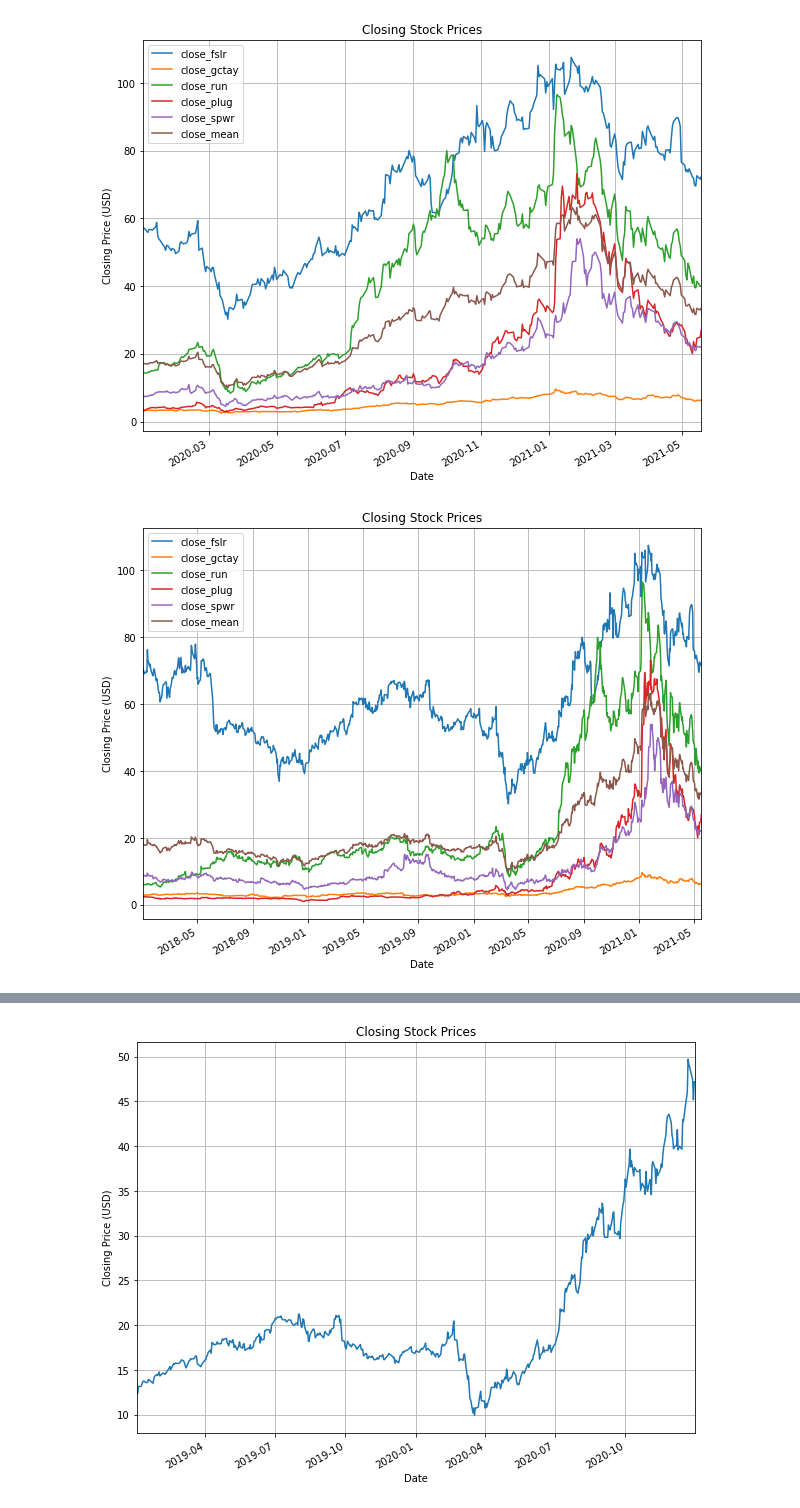
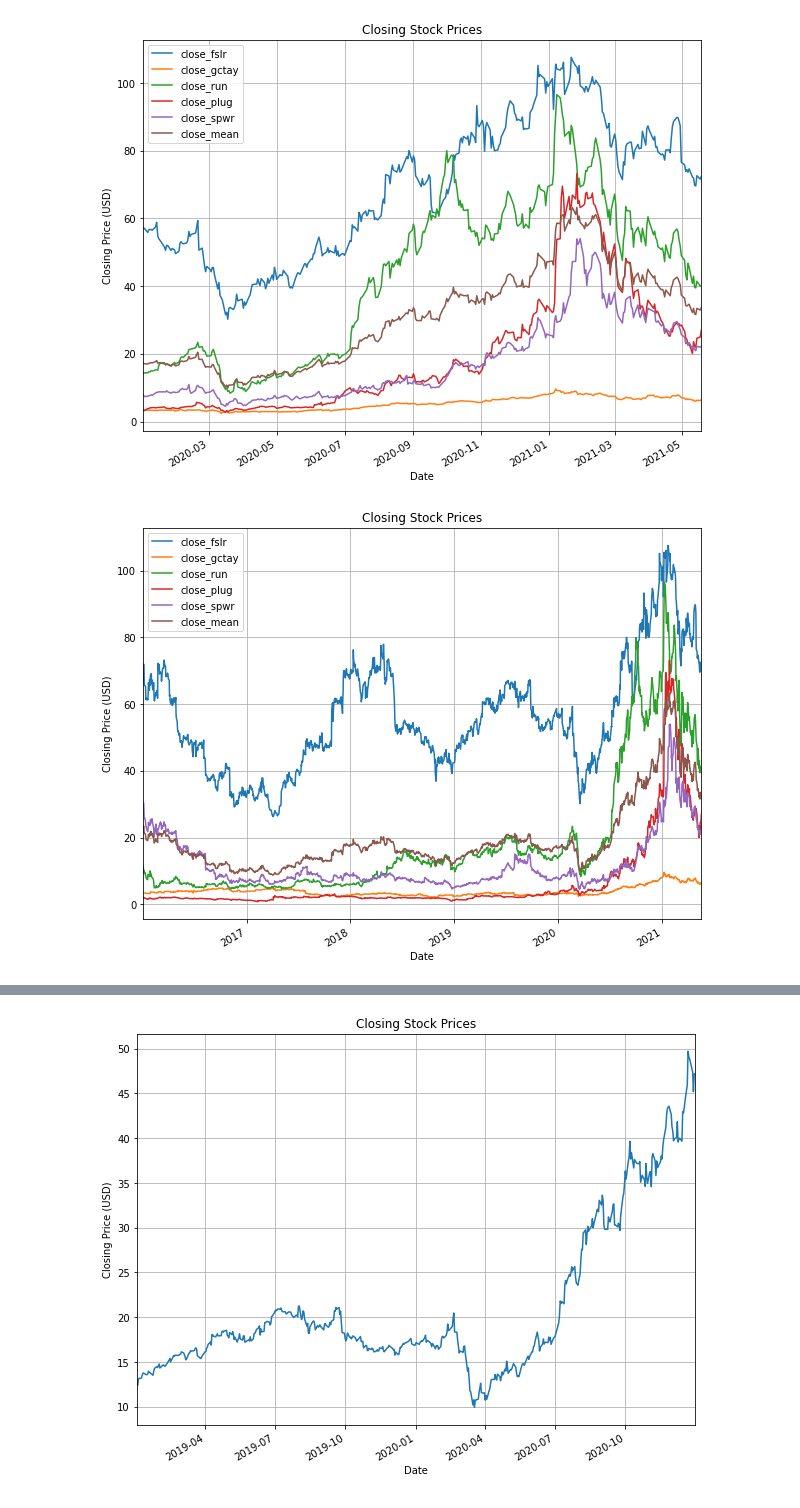
Before and after one commit to roldanjrgl/bds_green_investing, a Jupyter notebook: final_workspace/general_analysis_v3/template_v3/stocks_integration.ipynb, the cells around one changed output, grey strips where cells are left out. Drawn from its saved outputs; the diff is of its cells as text; code cells hidden in the pictures.

```diff
--- a/final_workspace/general_analysis_v3/template_v3/stocks_integration.ipynb
+++ b/final_workspace/general_analysis_v3/template_v3/stocks_integration.ipynb
@@ -191,15 +191,15 @@ ax.set(xlabel=xlabel, ylabel=ylabel);
 # %%
 title='Closing Stock Prices'
 ylabel='Closing Price (USD)'
 xlabel='Date'
 
 
-ax = stock_all['2018-01-01':].plot(figsize=(10,8), title=title);
+ax = stock_all['2016-01-01':].plot(figsize=(10,8), title=title);
 ax.autoscale(axis='x',tight=True);
 ax.grid(True)
 ax.set(xlabel=xlabel, ylabel=ylabel);
 # %% [output]
-[figure, old version]
+[figure, new version]
 # %%
 title='Closing Stock Prices'
 ylabel='Closing Price (USD)'
```
Also changed, not shown: parts of 3 cells of this notebook, 4 other files.
